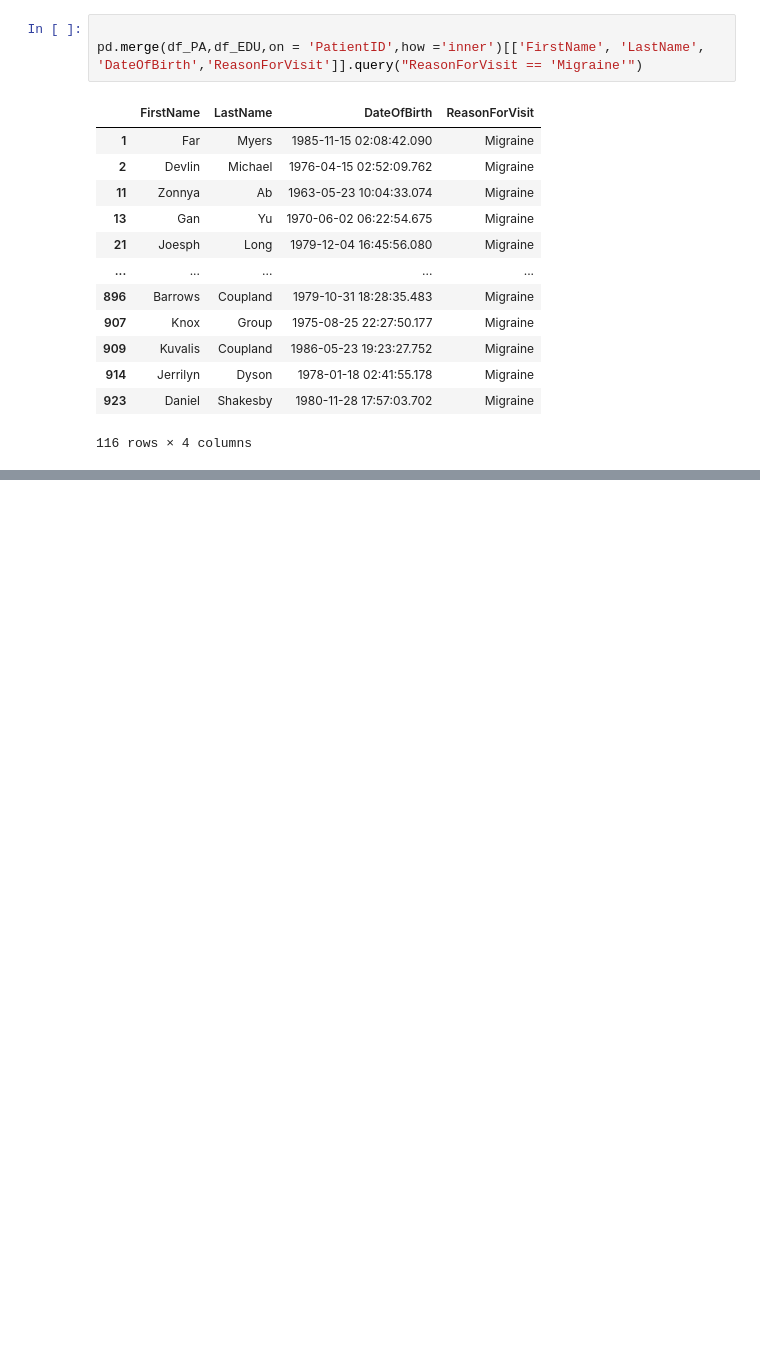
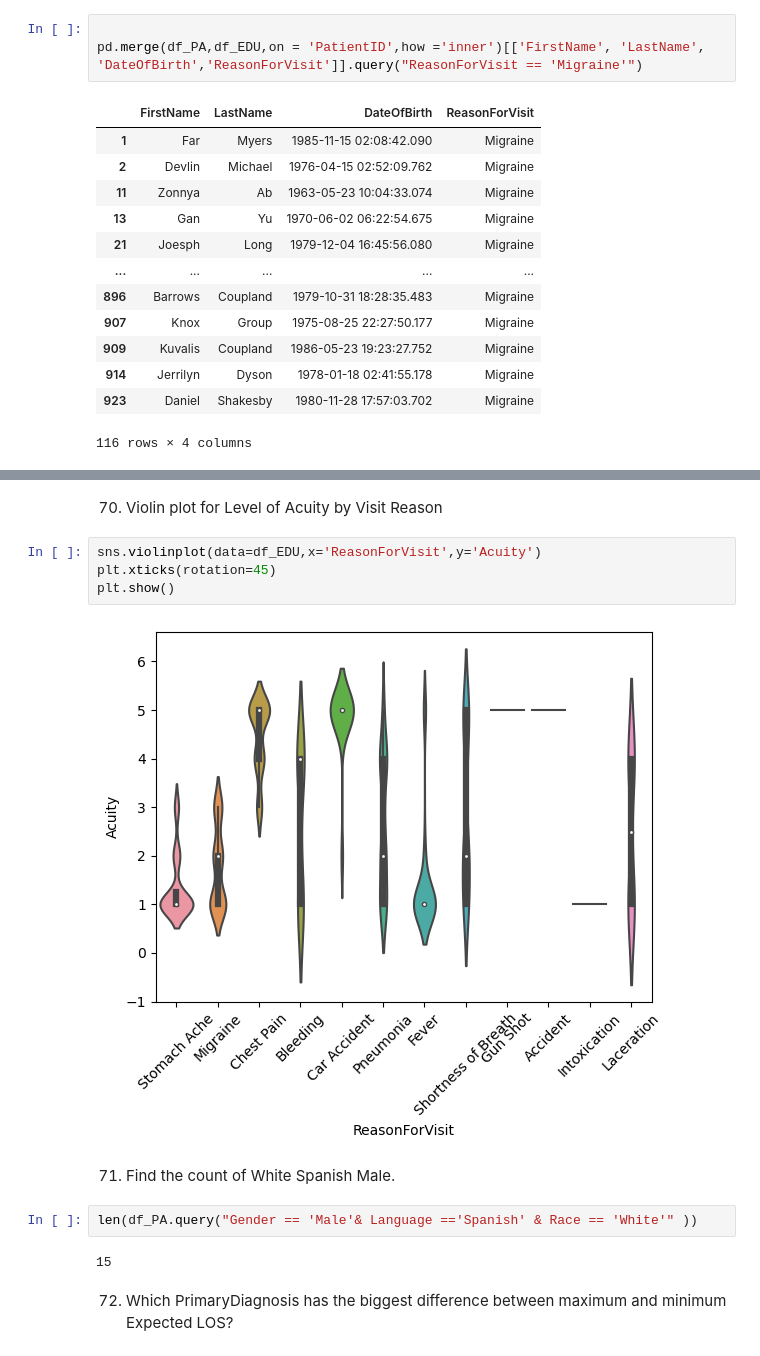
Before and after one commit to ManishaRao06/Python-Hackathon-Winners-Team-Data-Pyrates, a Jupyter notebook: Data Pyrates 61_80.ipynb, the cells around one changed output, grey strips where cells are left out. Cells and saved outputs as stored; diff of their text form; blank space fills up the shorter version.

Commit message:
Update Data Pyrates 61_80.ipynb
Solutions from 68 - 76 published - Solution 67 incomplete

```diff
--- a/Data Pyrates 61_80.ipynb
+++ b/Data Pyrates 61_80.ipynb
@@ -181,0 +235,16 @@ pd.merge(df_PA,df_EDU,on = 'PatientID',how ='inner')[['FirstName', 'LastName', '
+# %% [markdown]
+70. Violin plot for Level of Acuity by Visit Reason
+# %%
+sns.violinplot(data=df_EDU,x='ReasonForVisit',y='Acuity')
+plt.xticks(rotation=45)
+plt.show()
+# %% [output]
+[figure, added]
+# %% [markdown]
+71. Find the count of White Spanish Male.
+# %%
+len(df_PA.query("Gender == 'Male'& Language =='Spanish' & Race == 'White'" ))
+# %% [output]
+15
+# %% [markdown]
+72. Which PrimaryDiagnosis has the biggest difference between maximum and minimum Expected LOS?
```
Also changed, not shown: parts of 15 cells of this notebook.
